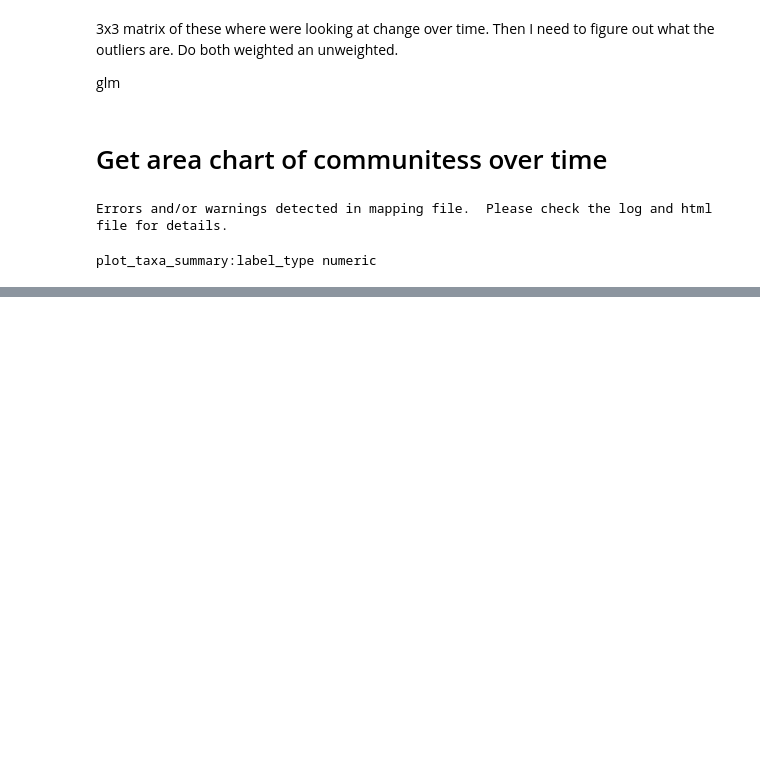
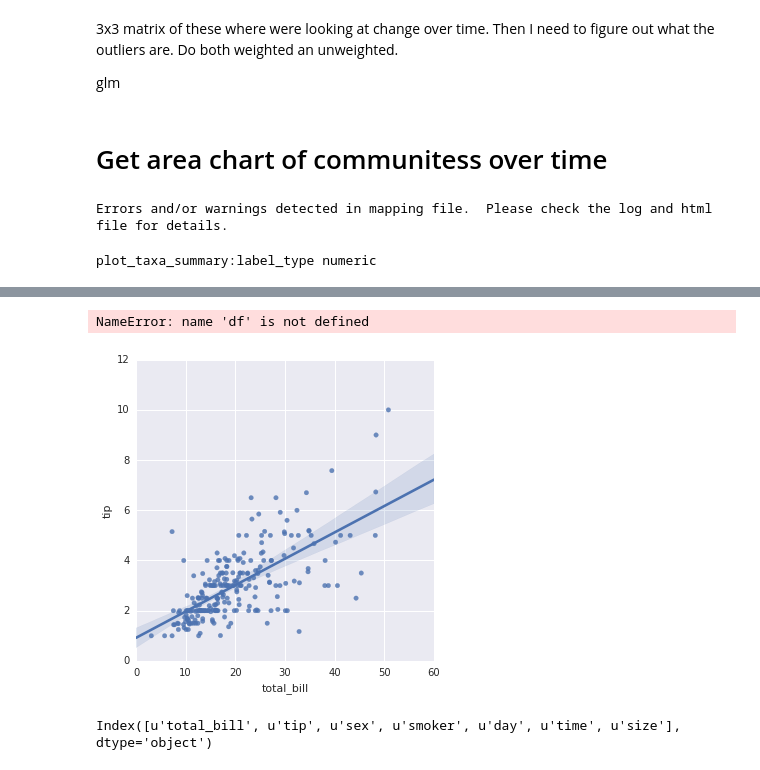
Before and after one commit to johnchase/thesis_analysis, a Jupyter notebook: rate_of_change/rate_of_change.ipynb, the cells around one changed output, grey strips where cells are left out. Saved outputs shown, nothing was run; the diff lists cells and outputs as text; code cells hidden in the pictures; blank space fills up the shorter version.

```diff
--- a/rate_of_change/rate_of_change.ipynb
+++ b/rate_of_change/rate_of_change.ipynb
@@ -330,0 +454,15 @@ from skbio import
+# %%
+import statsmodels.formula.api as smf
+sns.lmplot("x1", "y", hue="x2", col="x3", data=df)
+smf.ols("y ~ x1 * x2", df).fit().params["x1"]
+# %% [output]
+NameError: name 'df' is not defined
+# %%
+sns.lmplot("total_bill", "tip", tips);
+# %% [output]
+[figure, added]
+# %%
+tips = sns.load_dataset("tips")
+tips.columns
+# %% [output]
+Index([u'total_bill', u'tip', u'sex', u'smoker', u'day', u'time', u'size'], dtype='object')
```
Also changed, not shown: parts of 36 cells of this notebook.
